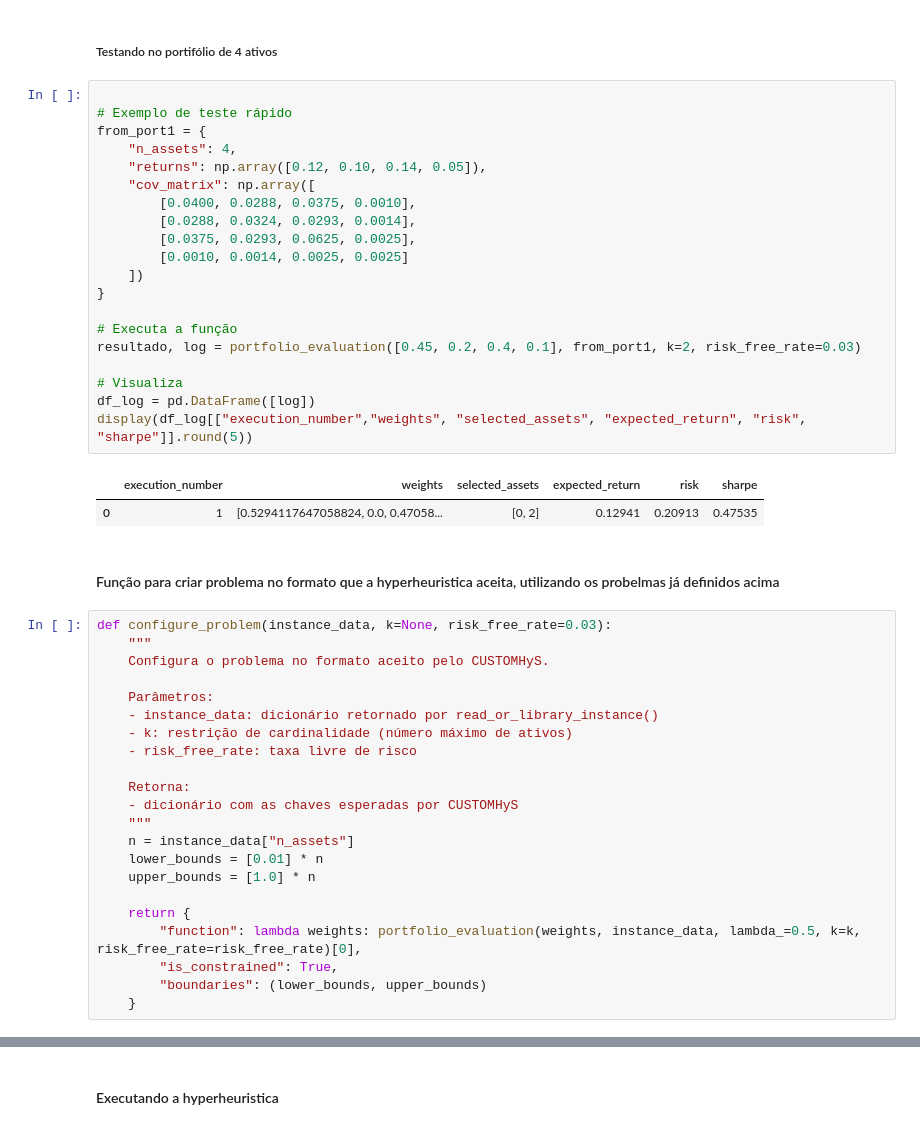
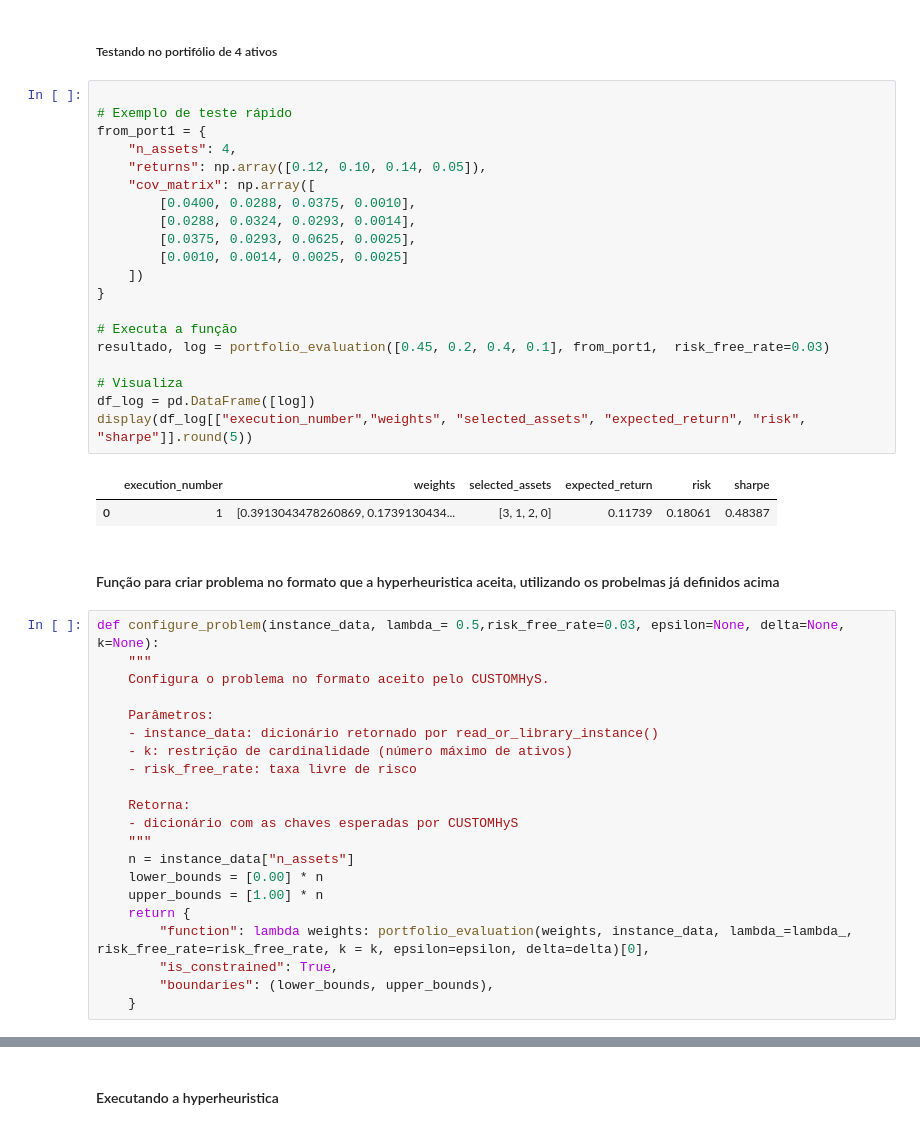
Before and after one commit to J0NGS/customhys, a Jupyter notebook: portfolio_optimization_OR_LIBRARY.ipynb, the cells around one changed output, grey strips where cells are left out. Cells and saved outputs as stored; diff of their text form.

```diff
--- a/portfolio_optimization_OR_LIBRARY.ipynb
+++ b/portfolio_optimization_OR_LIBRARY.ipynb
@@ -525,30 +551,30 @@ def portfolio_evaluation(weights, instance_data, lambda_=0.5, k=None, risk_free_
 # %%
 
 # Exemplo de teste rápido
 from_port1 = {
     "n_assets": 4,
     "returns": np.array([0.12, 0.10, 0.14, 0.05]),
     "cov_matrix": np.array([
         [0.0400, 0.0288, 0.0375, 0.0010],
         [0.0288, 0.0324, 0.0293, 0.0014],
         [0.0375, 0.0293, 0.0625, 0.0025],
         [0.0010, 0.0014, 0.0025, 0.0025]
     ])
 }
 
 # Executa a função
-resultado, log = portfolio_evaluation([0.45, 0.2, 0.4, 0.1], from_port1, k=2, risk_free_rate=0.03)
+resultado, log = portfolio_evaluation([0.45, 0.2, 0.4, 0.1], from_port1,  risk_free_rate=0.03)
 
 # Visualiza
 df_log = pd.DataFrame([log])
 display(df_log[["execution_number","weights", "selected_assets", "expected_return", "risk", "sharpe"]].round(5))
 # %% [output]
 |  | execution_number | weights | selected_assets | expected_return | risk | sharpe |
-| 0 | 1 | [0.5294117647058824, 0.0, 0.47058... | [0, 2] | 0.12941 | 0.20913 | 0.47535 |
+| 0 | 1 | [0.3913043478260869, 0.1739130434... | [3, 1, 2, 0] | 0.11739 | 0.18061 | 0.48387 |
 # %% [markdown]
 #### Função para criar problema no formato que a hyperheuristica aceita, utilizando os probelmas já definidos acima
 # %%
-def configure_problem(instance_data, k=None, risk_free_rate=0.03):
+def configure_problem(instance_data, lambda_= 0.5,risk_free_rate=0.03, epsilon=None, delta=None, k=None):
     """
     Configura o problema no formato aceito pelo CUSTOMHyS.
 
@@ -561,13 +587,12 @@ def configure_problem(instance_data, k=None, risk_free_rate=0.03):
     - dicionário com as chaves esperadas por CUSTOMHyS
     """
     n = instance_data["n_assets"]
-    lower_bounds = [0.01] * n
-    upper_bounds = [1.0] * n
-
+    lower_bounds = [0.00] * n
+    upper_bounds = [1.00] * n
     return {
-        "function": lambda weights: portfolio_evaluation(weights, instance_data, lambda_=0.5, k=k, risk_free_rate=risk_free_rate)[0],
+        "function": lambda weights: portfolio_evaluation(weights, instance_data, lambda_=lambda_, risk_free_rate=risk_free_rate, k = k, epsilon=epsilon, delta=delta)[0],
         "is_constrained": True,
-        "boundaries": (lower_bounds, upper_bounds)
+        "boundaries": (lower_bounds, upper_bounds),
     }
 # %%
 # Carrega os dados da instância da OR-Library
```
Also changed, not shown: parts of 17 cells of this notebook, 24 other files.
